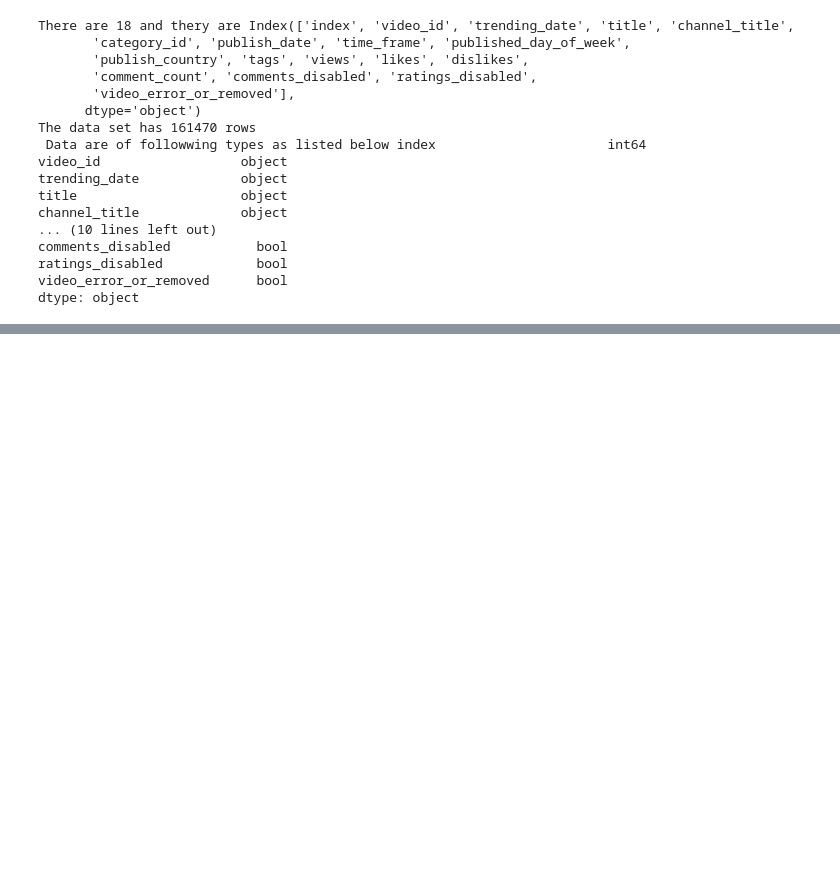
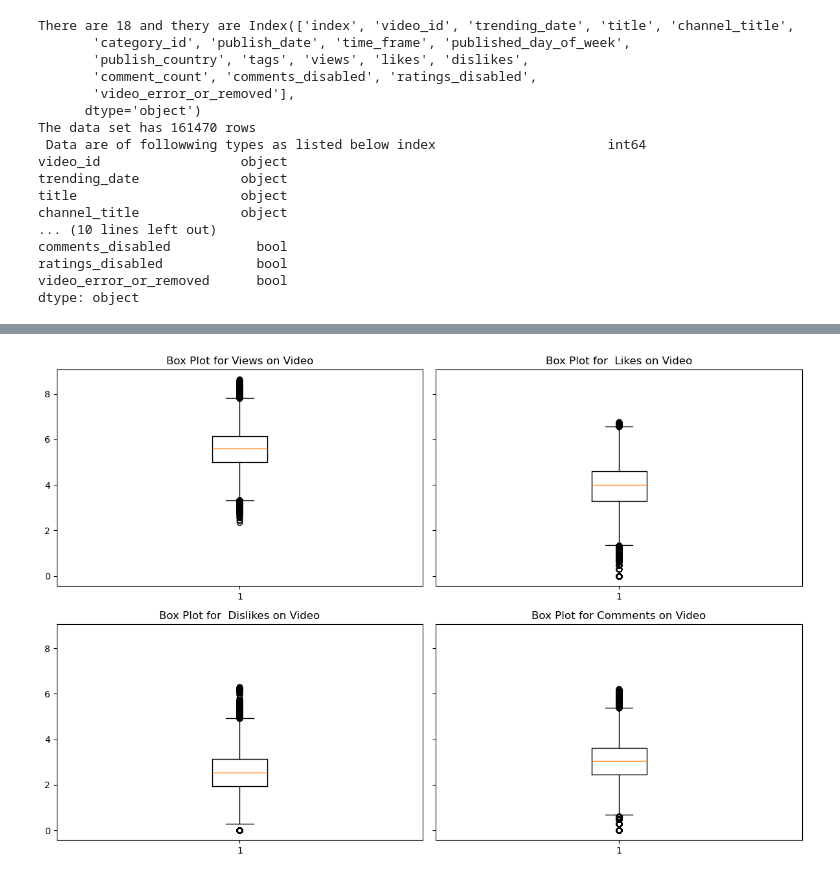
Before and after one commit to Aadarsh524/video-engagement-predictor, a Jupyter notebook: notebooks/01_eda.ipynb, the cells around one changed output, grey strips where cells are left out. Drawn from its saved outputs; the diff is of its cells as text; code cells hidden in the pictures; blank space fills up the shorter version.

```diff
--- a/notebooks/01_eda.ipynb
+++ b/notebooks/01_eda.ipynb
@@ -97,0 +81,20 @@ plt.show()
+# %%
+fig, axes = plt.subplots(2, 2, figsize=(12, 8), sharey=True)
+axes[0,0].set_title("Box Plot for Views on Video")
+axes[0,0].boxplot(np.log10(df['views']+1))
+
+axes[0,1].set_title("Box Plot for  Likes on Video")
+axes[0,1].boxplot(np.log10(df['likes']+1))
+
+axes[1,0].set_title("Box Plot for  Dislikes on Video")
+axes[1,0].boxplot(np.log10(df['dislikes']+1))
+
+
+axes[1,1].set_title("Box Plot for Comments on Video")
+axes[1,1].boxplot(np.log10(df['comment_count']+1))
+
+
+plt.tight_layout()
+plt.show()
+# %% [output]
+[figure, added]
```
Also changed, not shown: parts of 4 cells of this notebook.
